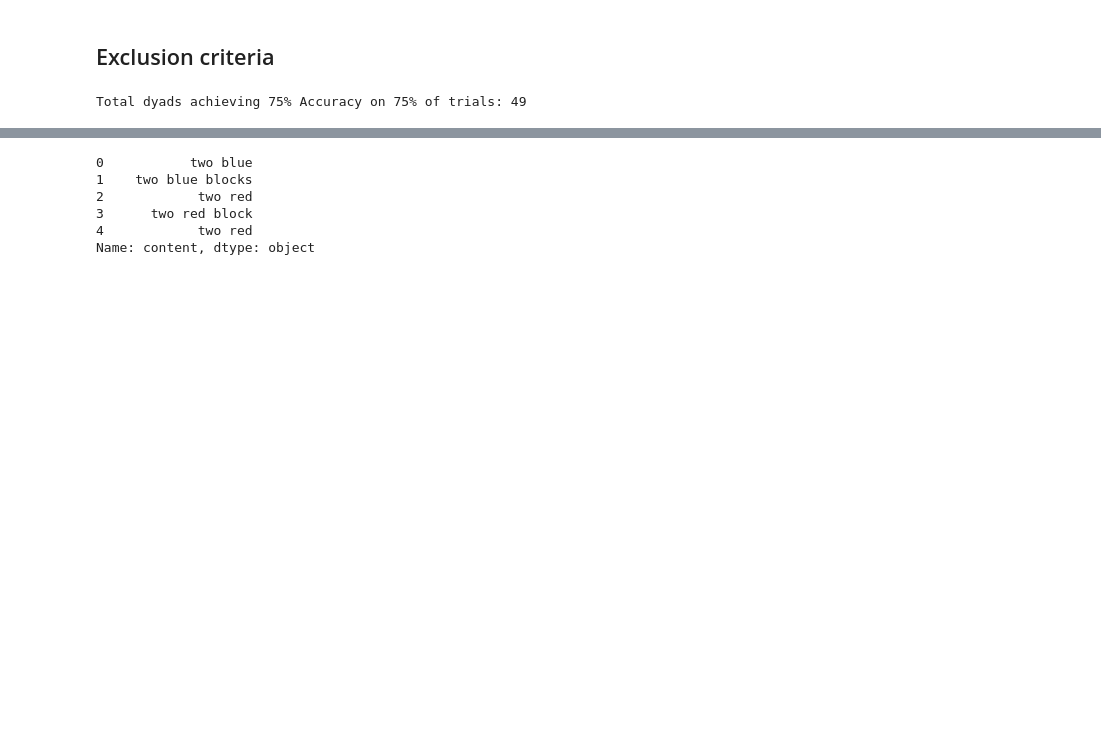
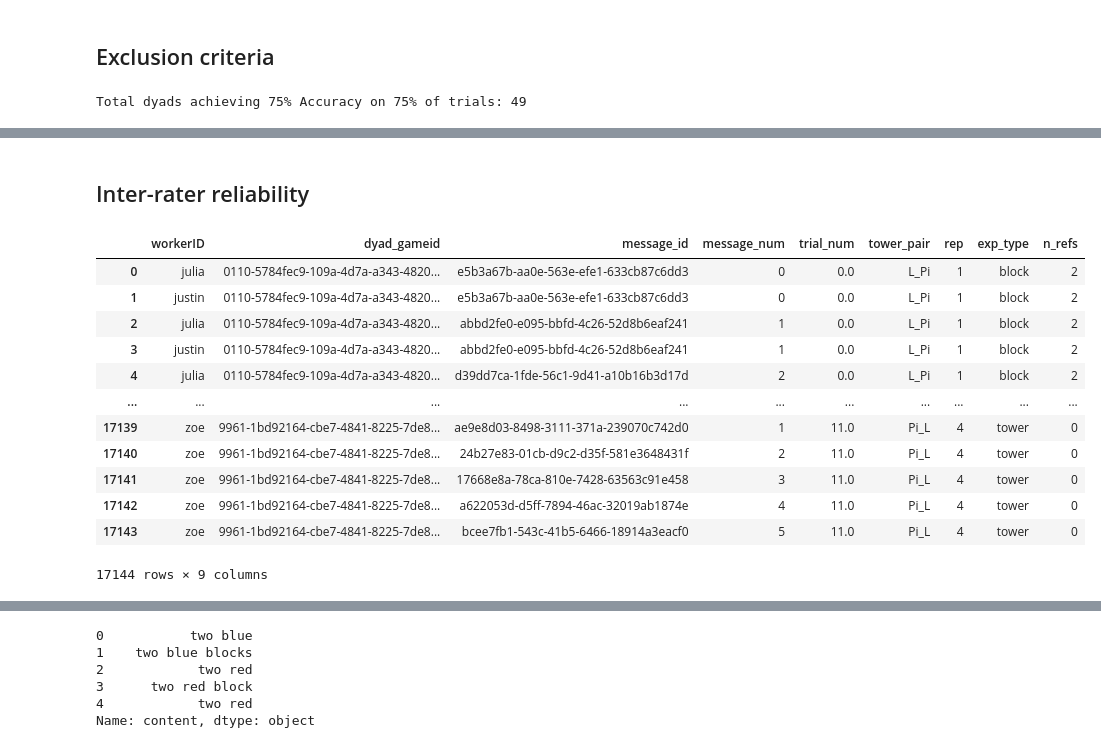
Before and after one commit to cogtoolslab/compositional-abstractions, a Jupyter notebook: analysis/paired_building/analyses.ipynb, the cells around one changed output, grey strips where cells are left out. Drawn from its saved outputs; the diff is of its cells as text; code cells hidden in the pictures; blank space fills up the shorter version.

```diff
--- a/analysis/paired_building/analyses.ipynb
+++ b/analysis/paired_building/analyses.ipynb
@@ -121,0 +244,20 @@ For accuracy, see .Rmd
+# %% [markdown]
+## Inter-rater reliability
+# %%
+df_ref_exps_melt = df_ref_exps.melt(id_vars=['workerID','dyad_gameid','message_id','message_num','trial_num','tower_pair','rep'], value_vars=['block','tower'], value_name='n_refs')
+df_ref_exps_melt = df_ref_exps_melt.rename(columns={'variable': 'exp_type'})
+df_ref_exps_melt
+# %% [output]
+|  | workerID | dyad_gameid | message_id | message_num | trial_num | tower_pair | rep | exp_type | n_refs |
+| 0 | julia | 0110-5784fec9-109a-4d7a-a343-4820... | e5b3a67b-aa0e-563e-efe1-633cb87c6dd3 | 0 | 0.0 | L_Pi | 1 | block | 2 |
+| 1 | justin | 0110-5784fec9-109a-4d7a-a343-4820... | e5b3a67b-aa0e-563e-efe1-633cb87c6dd3 | 0 | 0.0 | L_Pi | 1 | block | 2 |
+| 2 | julia | 0110-5784fec9-109a-4d7a-a343-4820... | abbd2fe0-e095-bbfd-4c26-52d8b6eaf241 | 1 | 0.0 | L_Pi | 1 | block | 2 |
+| 3 | justin | 0110-5784fec9-109a-4d7a-a343-4820... | abbd2fe0-e095-bbfd-4c26-52d8b6eaf241 | 1 | 0.0 | L_Pi | 1 | block | 2 |
+| 4 | julia | 0110-5784fec9-109a-4d7a-a343-4820... | d39dd7ca-1fde-56c1-9d41-a10b16b3d17d | 2 | 0.0 | L_Pi | 1 | block | 2 |
+| ... | ... | ... | ... | ... | ... | ... | ... | ... | ... |
+| 17139 | zoe | 9961-1bd92164-cbe7-4841-8225-7de8... | ae9e8d03-8498-3111-371a-239070c742d0 | 1 | 11.0 | Pi_L | 4 | tower | 0 |
+| 17140 | zoe | 9961-1bd92164-cbe7-4841-8225-7de8... | 24b27e83-01cb-d9c2-d35f-581e3648431f | 2 | 11.0 | Pi_L | 4 | tower | 0 |
+| 17141 | zoe | 9961-1bd92164-cbe7-4841-8225-7de8... | 17668e8a-78ca-810e-7428-63563c91e458 | 3 | 11.0 | Pi_L | 4 | tower | 0 |
+| 17142 | zoe | 9961-1bd92164-cbe7-4841-8225-7de8... | a622053d-d5ff-7894-46ac-32019ab1874e | 4 | 11.0 | Pi_L | 4 | tower | 0 |
+| 17143 | zoe | 9961-1bd92164-cbe7-4841-8225-7de8... | bcee7fb1-543c-41b5-6466-18914a3eacf0 | 5 | 11.0 | Pi_L | 4 | tower | 0 |
+17144 rows × 9 columns
```
Also changed, not shown: parts of 91 cells of this notebook, 8 other files.
